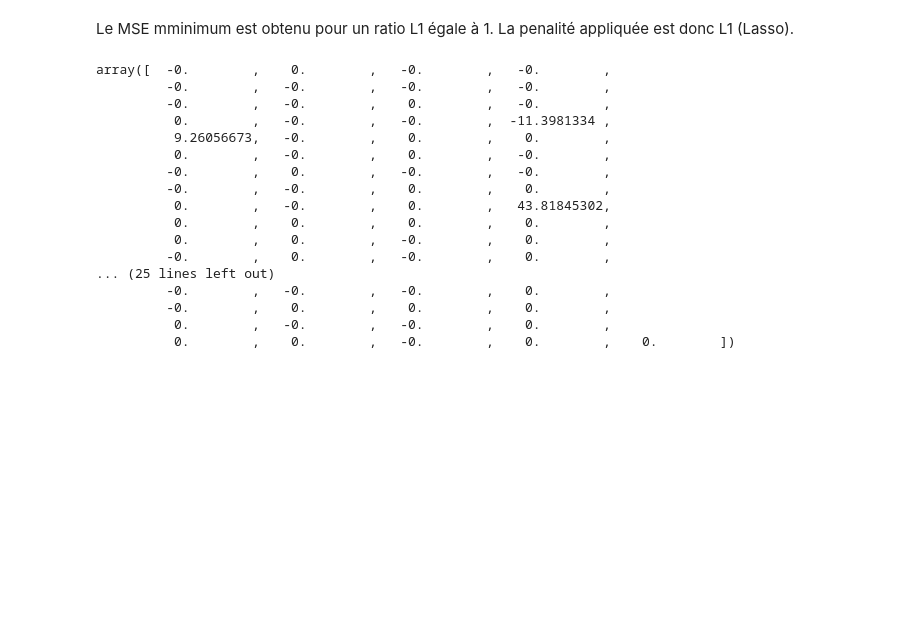
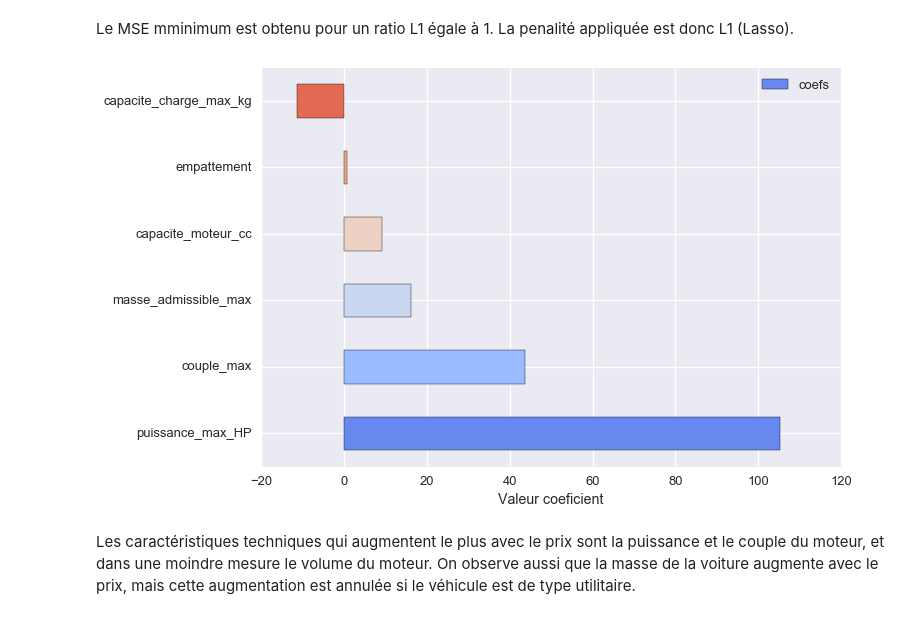
Before and after one commit to mgirardot/DataScienceChallenges, a Jupyter notebook: Data Science Challenge 1 (part 4).ipynb, the cells around one changed output. Cells and saved outputs as stored; diff of their text form; code cells hidden in the pictures; blank space fills up the shorter version.

Commit message:
finishing plotting

```diff
--- a/Data Science Challenge 1 (part 4).ipynb
+++ b/Data Science Challenge 1 (part 4).ipynb
@@ -165,23 +165,20 @@ plt.show()
 [figure]
 # %% [markdown]
 Le MSE mminimum est obtenu pour un ratio L1 égale à 1. La penalité appliquée est donc L1 (Lasso).
-# %%
-model.coef_
-# %% [output]
-array([  -0.        ,    0.        ,   -0.        ,   -0.        ,
-         -0.        ,   -0.        ,   -0.        ,   -0.        ,
-         -0.        ,   -0.        ,    0.        ,   -0.        ,
-          0.        ,   -0.        ,   -0.        ,  -11.3981334 ,
-          9.26056673,   -0.        ,    0.        ,    0.        ,
-          0.        ,   -0.        ,    0.        ,   -0.        ,
-         -0.        ,    0.        ,   -0.        ,   -0.        ,
-         -0.        ,   -0.        ,    0.        ,    0.        ,
-          0.        ,   -0.        ,    0.        ,   43.81845302,
-          0.        ,    0.        ,    0.        ,    0.        ,
-          0.        ,    0.        ,   -0.        ,    0.        ,
-         -0.        ,    0.        ,   -0.        ,    0.        ,
-... (25 lines left out)
-         -0.        ,   -0.        ,   -0.        ,    0.        ,
-         -0.        ,    0.        ,    0.        ,    0.        ,
-          0.        ,   -0.        ,   -0.        ,    0.        ,
-          0.        ,    0.        ,   -0.        ,    0.        ,    0.        ])
+# %%
+df_coef = pd.DataFrame({"coefs":model.coef_, "names":list(filtered_data[selected_features].columns.values)})
+# %%
+df_coef.sort_values(by="coefs",ascending=False,inplace=True)
+# %%
+df = df_coef[df_coef.coefs != 0.0 ]
+# %%
+seaborn.set_context("talk")
+df.plot("names","coefs",kind="barh", color=seaborn.color_palette("coolwarm"))
+plt.xlabel("Valeur coeficient")
+plt.ylabel("")
+plt.show()
+# %% [output]
+[figure, added]
+# %% [markdown]
+Les caractéristiques techniques qui augmentent le plus avec le prix sont la puissance et le couple du moteur, et dans une moindre mesure le volume du moteur.
+On observe aussi que la masse de la voiture augmente avec le prix, mais cette augmentation est annulée si le véhicule est de type utilitaire.
```
Also changed, not shown: parts of 2 cells of this notebook.
